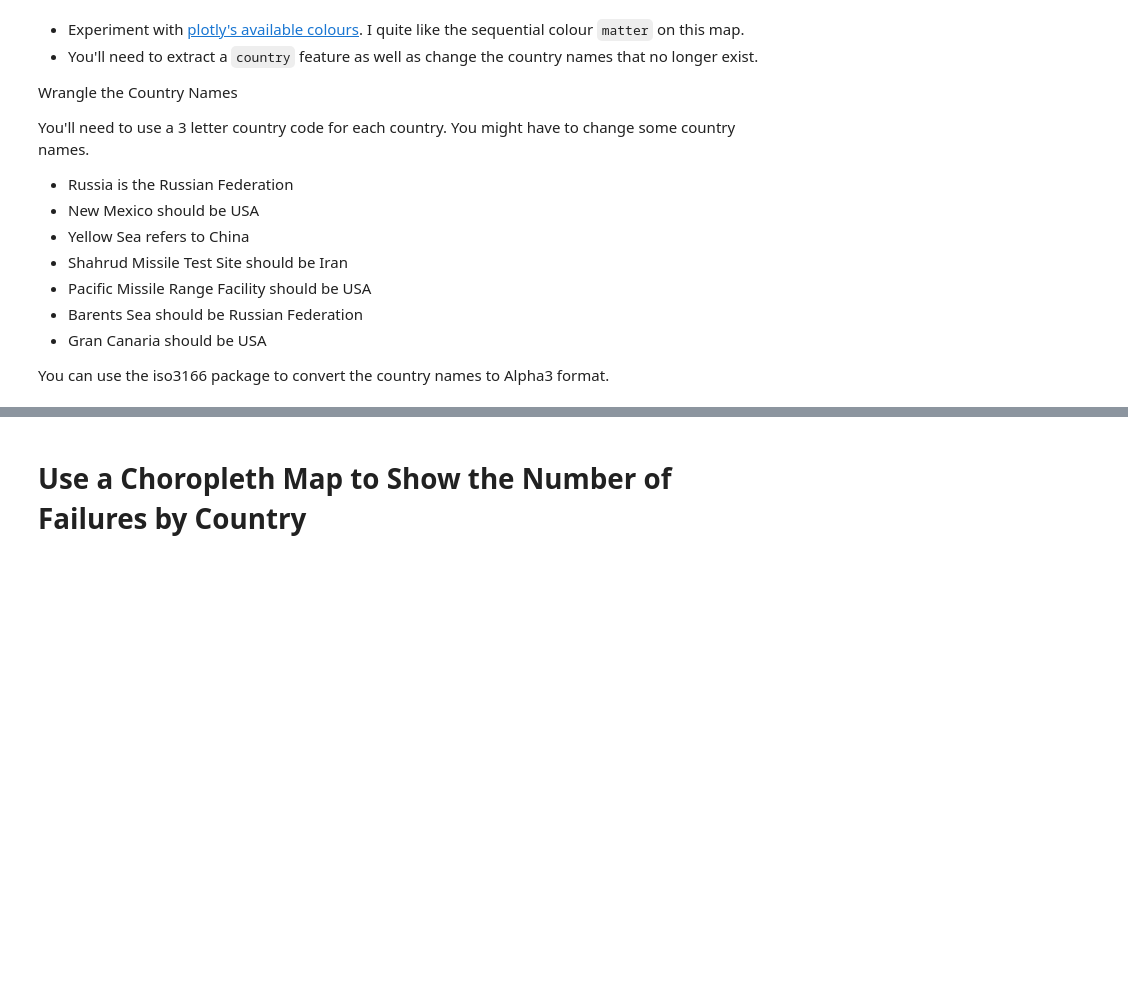
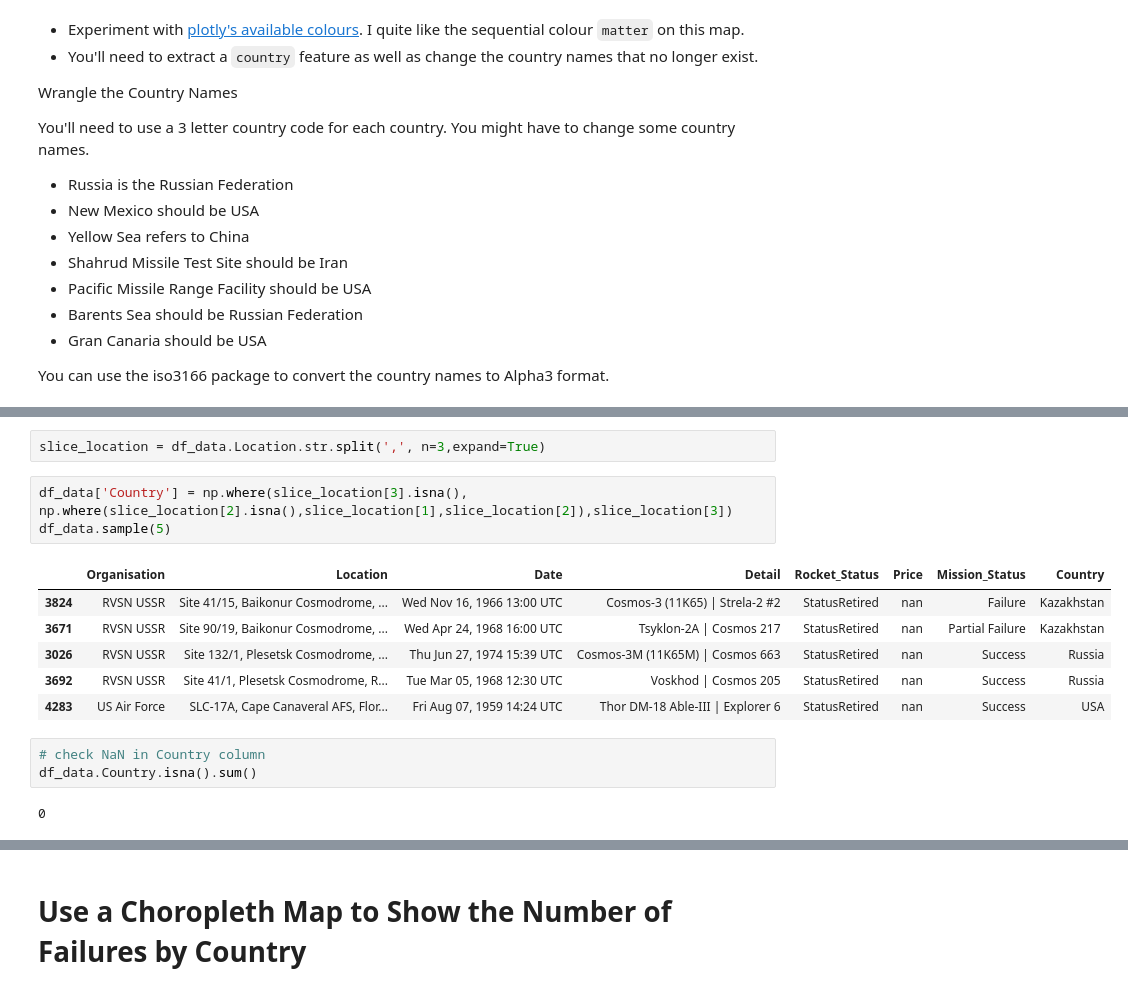
Before and after one commit to cedoula/100-days-of-code-python, a Jupyter notebook: Projects/Day_57/Space_Missions/Space_Missions_Analysis.ipynb, the cells around one changed output, grey strips where cells are left out. Drawn from its saved outputs; the diff is of its cells as text; blank space fills up the shorter version.

```diff
--- a/Projects/Day_57/Space_Missions/Space_Missions_Analysis.ipynb
+++ b/Projects/Day_57/Space_Missions/Space_Missions_Analysis.ipynb
@@ -218,0 +224,17 @@ You can use the iso3166 package to convert the country names to Alpha3 format.
+# %%
+slice_location = df_data.Location.str.split(',', n=3,expand=True)
+# %%
+df_data['Country'] = np.where(slice_location[3].isna(), np.where(slice_location[2].isna(),slice_location[1],slice_location[2]),slice_location[3])
+df_data.sample(5)
+# %% [output]
+|  | Organisation | Location | Date | Detail | Rocket_Status | Price | Mission_Status | Country |
+| 3824 | RVSN USSR | Site 41/15, Baikonur Cosmodrome, ... | Wed Nov 16, 1966 13:00 UTC | Cosmos-3 (11K65) | Strela-2 #2 | StatusRetired | nan | Failure | Kazakhstan |
+| 3671 | RVSN USSR | Site 90/19, Baikonur Cosmodrome, ... | Wed Apr 24, 1968 16:00 UTC | Tsyklon-2A | Cosmos 217 | StatusRetired | nan | Partial Failure | Kazakhstan |
+| 3026 | RVSN USSR | Site 132/1, Plesetsk Cosmodrome, ... | Thu Jun 27, 1974 15:39 UTC | Cosmos-3M (11K65M) | Cosmos 663 | StatusRetired | nan | Success | Russia |
+| 3692 | RVSN USSR | Site 41/1, Plesetsk Cosmodrome, R... | Tue Mar 05, 1968 12:30 UTC | Voskhod | Cosmos 205 | StatusRetired | nan | Success | Russia |
+| 4283 | US Air Force | SLC-17A, Cape Canaveral AFS, Flor... | Fri Aug 07, 1959 14:24 UTC | Thor DM-18 Able-III | Explorer 6 | StatusRetired | nan | Success | USA |
+# %%
+# check NaN in Country column
+df_data.Country.isna().sum()
+# %% [output]
+0
```
Also changed, not shown: parts of 16 cells of this notebook.
